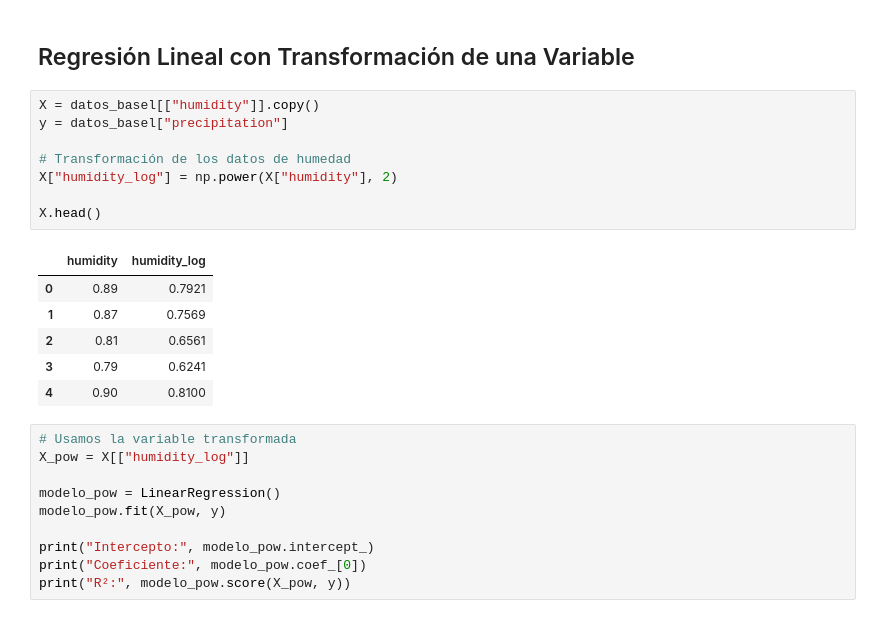
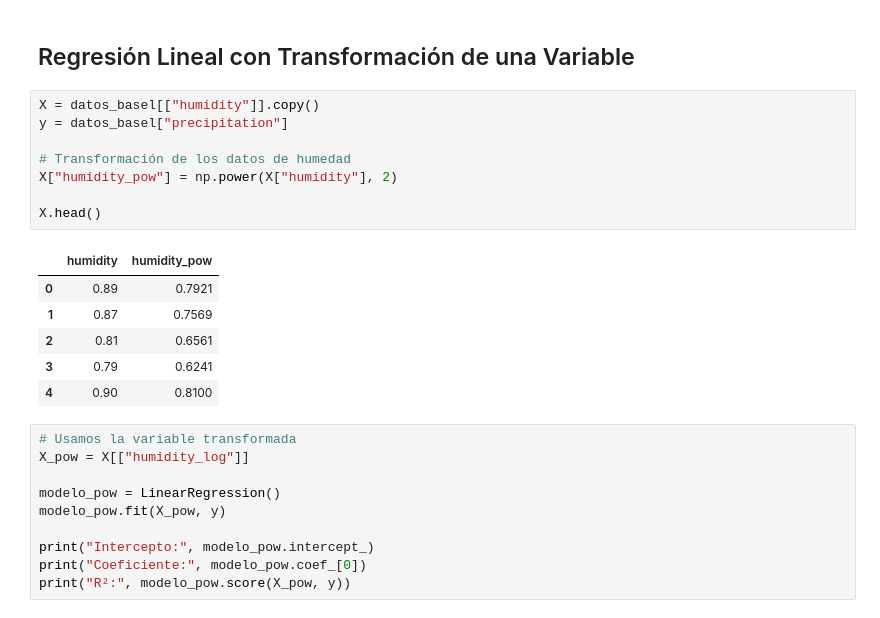
Before and after one commit to YasminMondinoLl/SeriesTemporales_2026, a Jupyter notebook: Notebooks/6_Regresion_Lineal.ipynb, the cells around one changed output. Cells and saved outputs as stored; diff of their text form.

```diff
--- a/Notebooks/6_Regresion_Lineal.ipynb
+++ b/Notebooks/6_Regresion_Lineal.ipynb
@@ -233,13 +233,13 @@ plot_y_pred(X, y, y_pred_log, "Regresión Lineal con Transformación Log")
 # %%
 X = datos_basel[["humidity"]].copy()
 y = datos_basel["precipitation"]
 
 # Transformación de los datos de humedad
-X["humidity_log"] = np.power(X["humidity"], 2)
+X["humidity_pow"] = np.power(X["humidity"], 2)
 
 X.head()
 # %% [output]
-|  | humidity | humidity_log |
+|  | humidity | humidity_pow |
 | 0 | 0.89 | 0.7921 |
 | 1 | 0.87 | 0.7569 |
 | 2 | 0.81 | 0.6561 |
```
Also changed, not shown: parts of 3 cells of this notebook.
